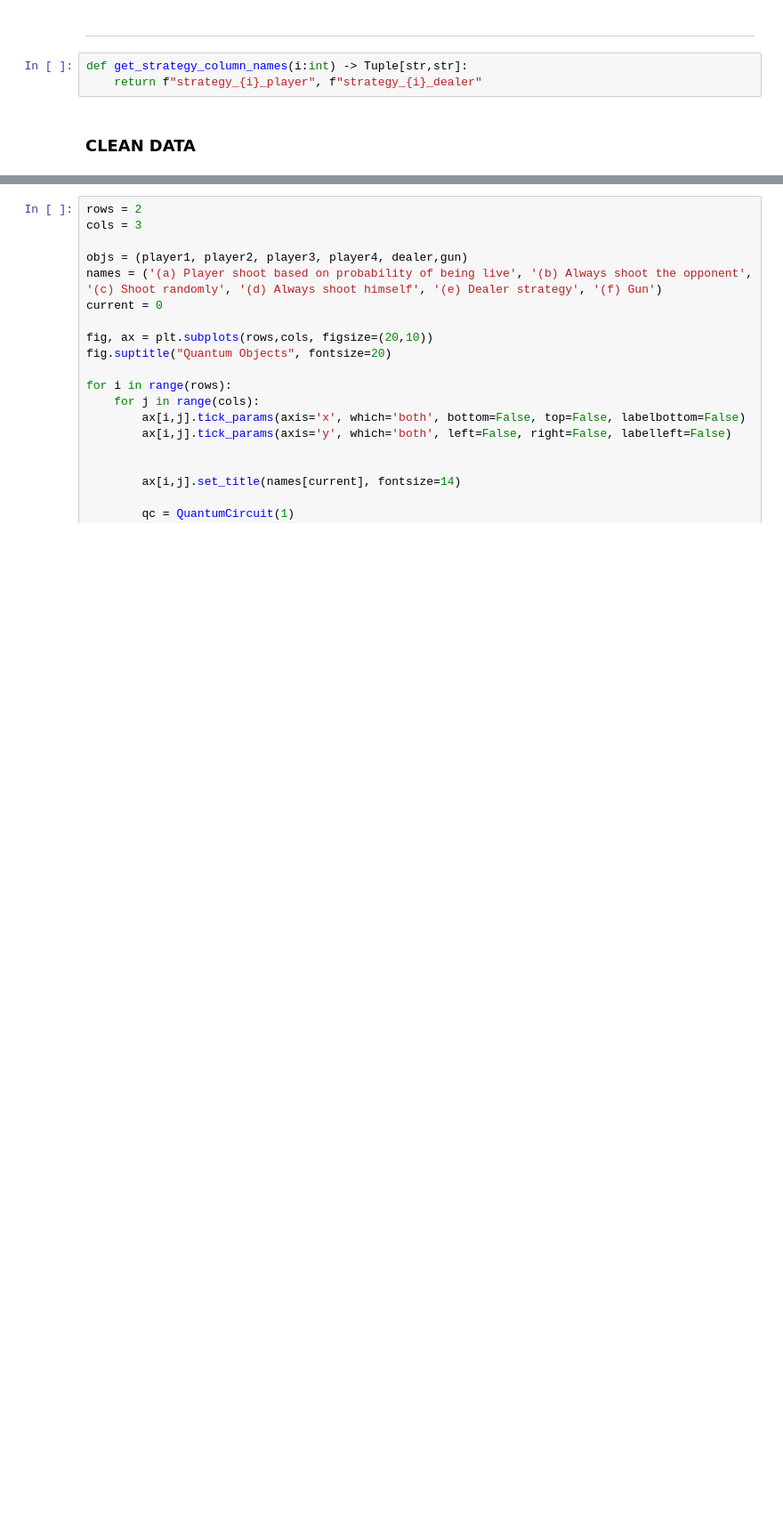
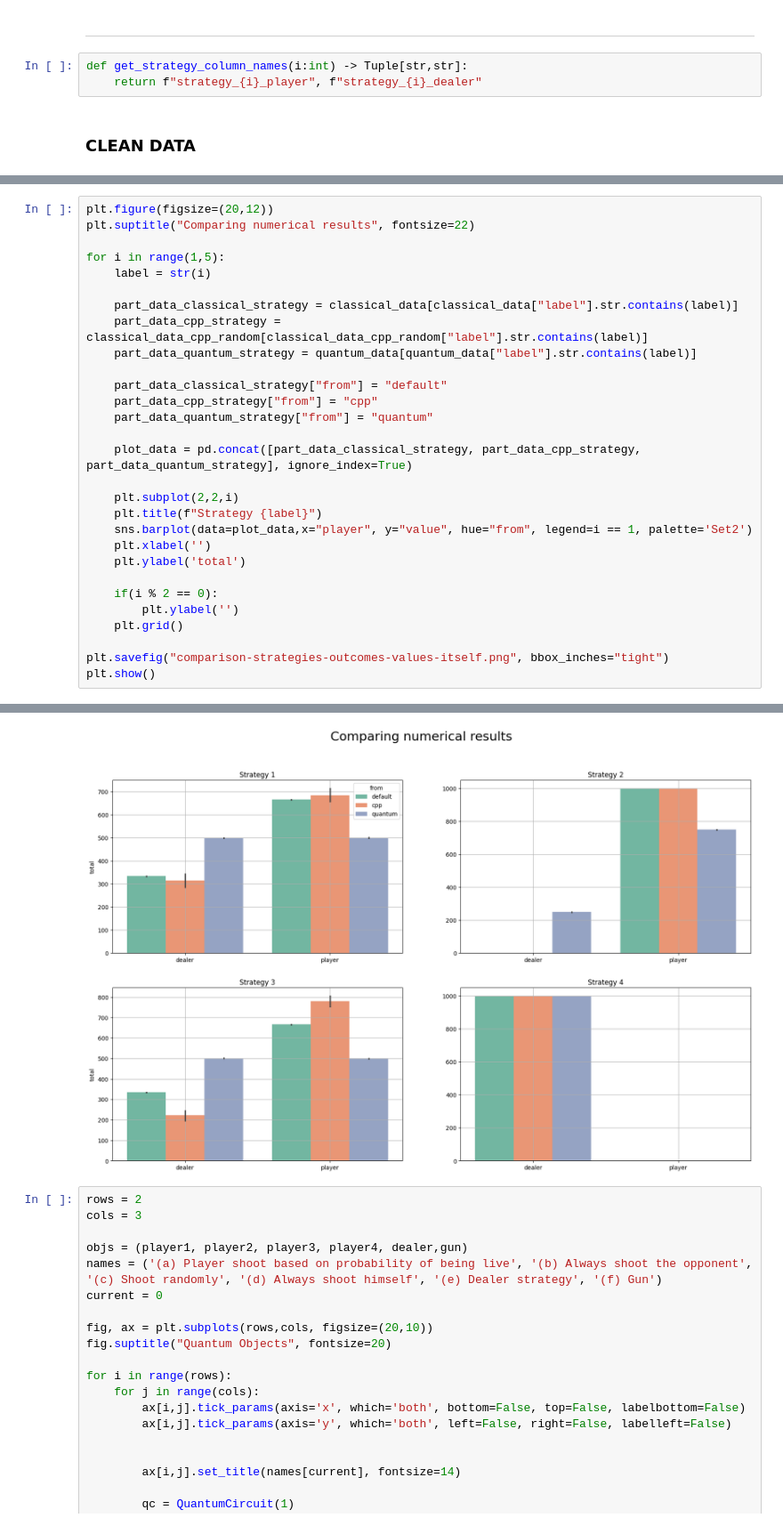
Before and after one commit to Dpbm/qbuck, a Jupyter notebook: buckshot-roulette.ipynb, the cells around one changed output, grey strips where cells are left out. Shown: that part at 89% size. Cells and saved outputs as stored; diff of their text form; blank space fills up the shorter version.

```diff
--- a/buckshot-roulette.ipynb
+++ b/buckshot-roulette.ipynb
@@ -508,0 +609,30 @@ plt.show()
+# %%
+plt.figure(figsize=(20,12))
+plt.suptitle("Comparing numerical results", fontsize=22)
+
+for i in range(1,5):
+    label = str(i)
+
+    part_data_classical_strategy = classical_data[classical_data["label"].str.contains(label)]
+    part_data_cpp_strategy = classical_data_cpp_random[classical_data_cpp_random["label"].str.contains(label)]
+    part_data_quantum_strategy = quantum_data[quantum_data["label"].str.contains(label)]
+
+    part_data_classical_strategy["from"] = "default"
+    part_data_cpp_strategy["from"] = "cpp"
+    part_data_quantum_strategy["from"] = "quantum"
+
+    plot_data = pd.concat([part_data_classical_strategy, part_data_cpp_strategy, part_data_quantum_strategy], ignore_index=True)
+
+    plt.subplot(2,2,i)
+    plt.title(f"Strategy {label}")
+    sns.barplot(data=plot_data,x="player", y="value", hue="from", legend=i == 1, palette='Set2')
+    plt.xlabel('')
+    plt.ylabel('total')
+
+    if(i % 2 == 0):
+        plt.ylabel('')
+    plt.grid()
+
+plt.savefig("comparison-strategies-outcomes-values-itself.png", bbox_inches="tight")
+plt.show()
+# %% [output]
@@ -509,3 +656,4 @@ plt.show()
+[figure, added]
 # %%
 rows = 2
 cols = 3
```
Also changed, not shown: parts of 12 cells of this notebook, 6 other files.
